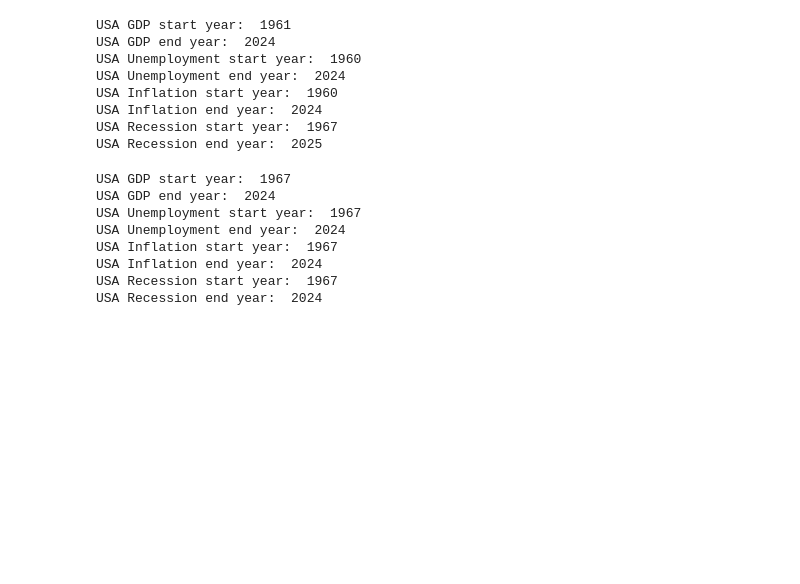
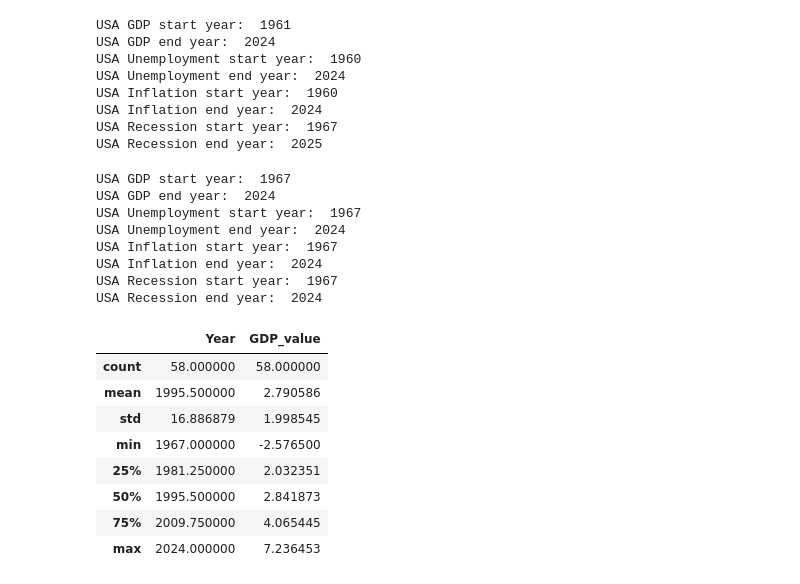
Before and after one commit to maryambahri/recession_analysis, a Jupyter notebook: scripts/Cleanse_GDP.ipynb, the cells around one changed output. Saved outputs shown, nothing was run; the diff lists cells and outputs as text; code cells hidden in the pictures; blank space fills up the shorter version.

```diff
--- a/scripts/Cleanse_GDP.ipynb
+++ b/scripts/Cleanse_GDP.ipynb
@@ -314,0 +292,14 @@ usa_recession_df.reset_index(drop=True, inplace=True)
+# %%
+# Brief EDA
+
+usa_gdp.describe()
+# %% [output]
+|  | Year | GDP_value |
+| count | 58.000000 | 58.000000 |
+| mean | 1995.500000 | 2.790586 |
+| std | 16.886879 | 1.998545 |
+| min | 1967.000000 | -2.576500 |
+| 25% | 1981.250000 | 2.032351 |
+| 50% | 1995.500000 | 2.841873 |
+| 75% | 2009.750000 | 4.065445 |
+| max | 2024.000000 | 7.236453 |
```
Also changed, not shown: parts of 14 cells of this notebook.
